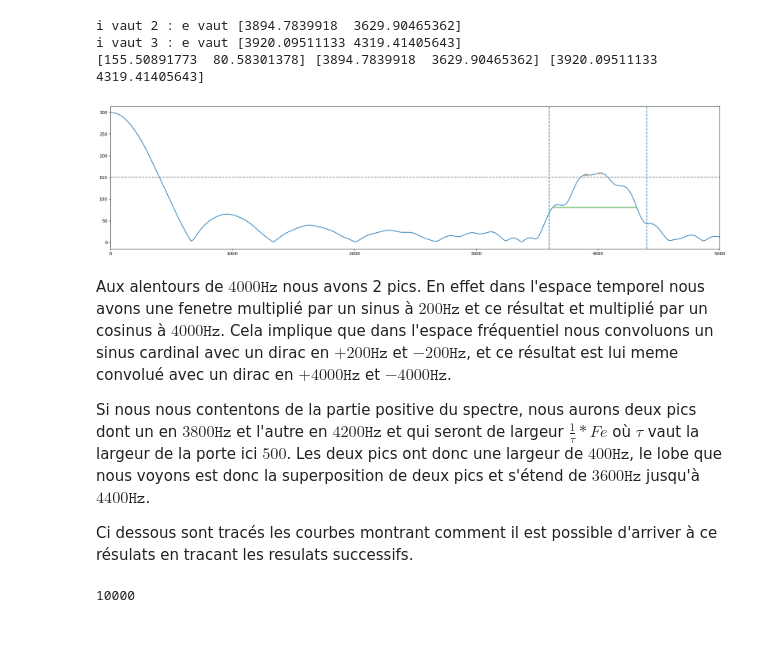
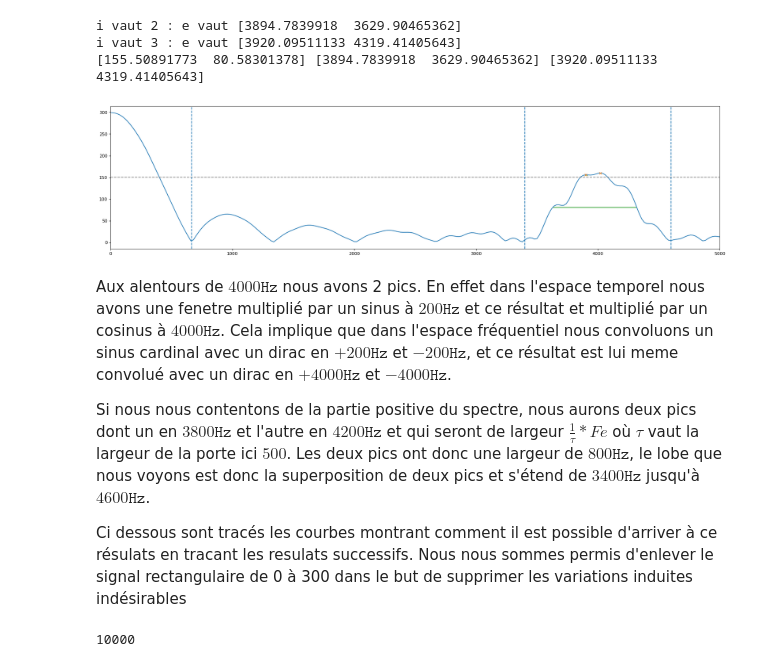
Before and after one commit to PierreFontaine/TNS, a Jupyter notebook: Copie_de_tds_1.ipynb, the cells around one changed output. Cells and saved outputs as stored; diff of their text form; code cells hidden in the pictures; blank space fills up the shorter version.

```diff
--- a/Copie_de_tds_1.ipynb
+++ b/Copie_de_tds_1.ipynb
@@ -268,21 +274,22 @@ i vaut 3 : e vaut [3920.09511133 4319.41405643]
 # %%
 plt.figure(num=None, figsize=(25, 6), dpi=80, facecolor='w', edgecolor='k')
 plt.plot(f_z, fft_x[0:5000])
 plt.plot(peaks * (Fe/L), fft_x[0:5000][peaks], "x")
 plt.plot(np.zeros_like(f[0:5000])+150, "--", color="gray")
 plt.hlines(*peaks_w[1:], color="C2")
-plt.axvline(x=3600, linestyle='--')
-plt.axvline(x=4400, linestyle='--')
+plt.axvline(x=3400, linestyle='--')
+plt.axvline(x=4600, linestyle='--')
+plt.axvline(x=666, linestyle='--')
 plt.xlim(0,5000)
 plt.show()
 # %% [output]
-[figure, old version]
+[figure, new version]
 # %% [markdown]
 Aux alentours de $4000\texttt{Hz}$ nous avons 2 pics. En effet dans l'espace temporel nous avons une fenetre multiplié par un sinus à $200\texttt{Hz}$ et ce résultat et multiplié par un cosinus à $4000\texttt{Hz}$. Cela implique que dans l'espace fréquentiel nous convoluons un sinus cardinal avec un dirac en $+200\texttt{Hz}$ et $-200\texttt{Hz}$, et ce résultat est lui meme convolué avec un dirac en $+4000\texttt{Hz}$ et $-4000\texttt{Hz}$.
 
-Si nous nous contentons de la partie positive du spectre, nous aurons deux pics dont un en $3800\texttt{Hz}$ et l'autre en $4200\texttt{Hz}$ et qui seront de largeur $\frac{1}{\tau} * Fe$ où $\tau$ vaut la largeur de la porte ici $500$. Les deux pics ont donc une largeur de $400\texttt{Hz}$, le lobe que nous voyons est donc la superposition de deux pics et s'étend de $3600\texttt{Hz}$ jusqu'à $4400\texttt{Hz}$.
+Si nous nous contentons de la partie positive du spectre, nous aurons deux pics dont un en $3800\texttt{Hz}$ et l'autre en $4200\texttt{Hz}$ et qui seront de largeur $\frac{1}{\tau} * Fe$ où $\tau$ vaut la largeur de la porte ici $500$. Les deux pics ont donc une largeur de $800\texttt{Hz}$, le lobe que nous voyons est donc la superposition de deux pics et s'étend de $3400\texttt{Hz}$ jusqu'à $4600\texttt{Hz}$.
 
-Ci dessous sont tracés les courbes montrant comment il est possible d'arriver à ce résulats en tracant les resulats successifs.
+Ci dessous sont tracés les courbes montrant comment il est possible d'arriver à ce résulats en tracant les resulats successifs. Nous nous sommes permis d'enlever le signal rectangulaire de 0 à 300 dans le but de supprimer les variations induites indésirables
 # %%
 print(L)
 sig_sin_pic = np.zeros(L)
```
Also changed, not shown: parts of 5 cells of this notebook.
